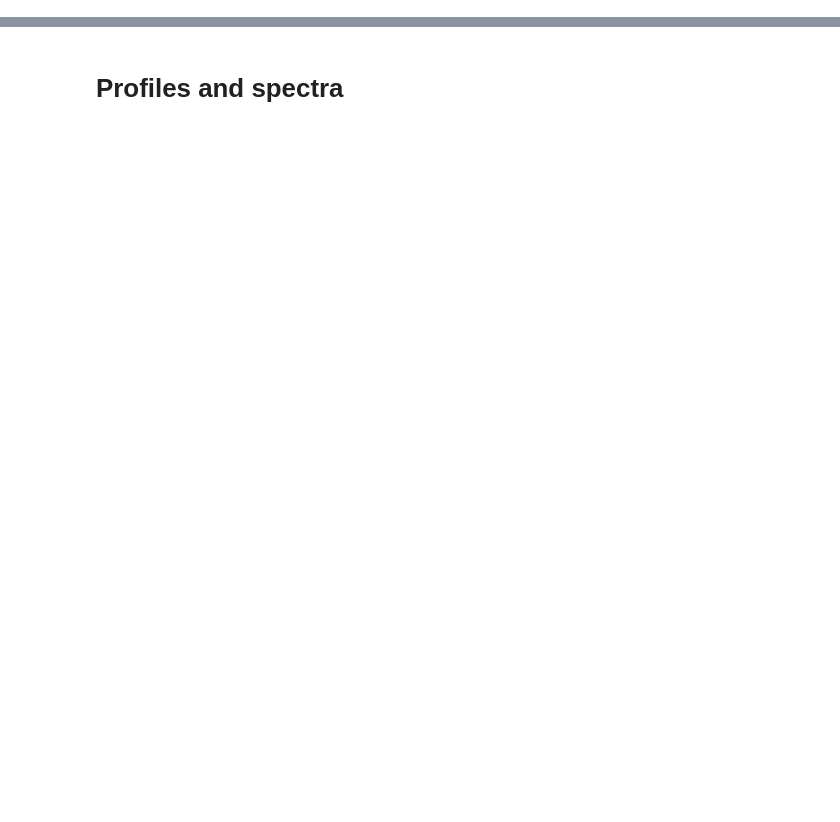
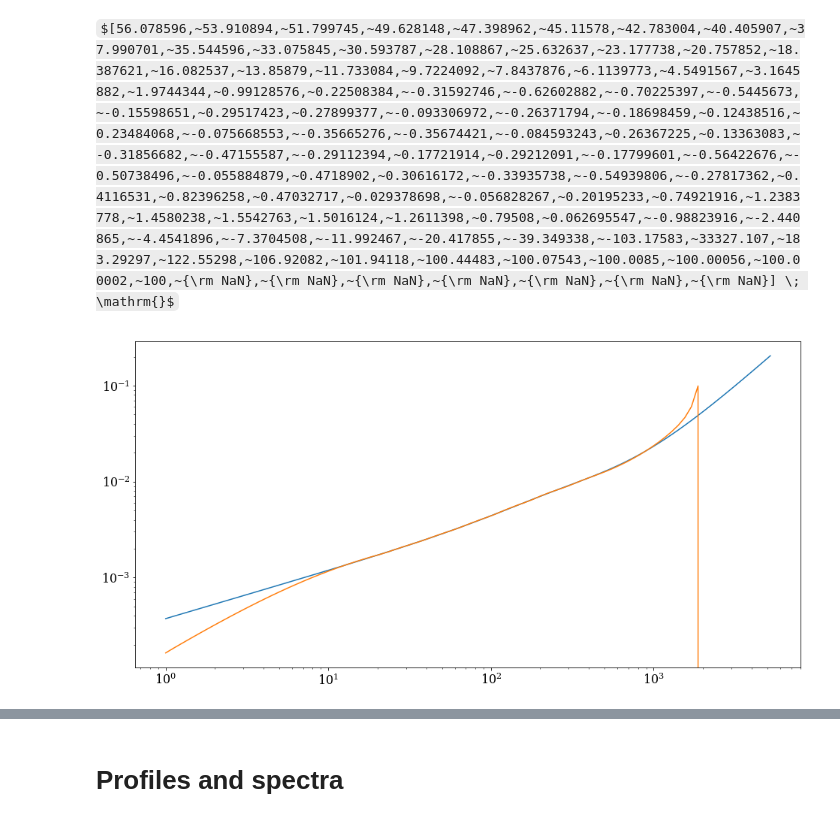
Before and after one commit to renlliang3/ClusterModel, a Jupyter notebook: notebook/demo_plot.ipynb, the cells around one changed output, grey strips where cells are left out. Cells and saved outputs as stored; diff of their text form; code cells hidden in the pictures; some formulas as TeX source; blank space fills up the shorter version.

```diff
--- a/notebook/demo_plot.ipynb
+++ b/notebook/demo_plot.ipynb
@@ -57,11 +57,15 @@ cluster.X_crp_E = {'X':1e-2, 'R_norm':cluster.R500}
 
 cluster.map_fov = 6*u.deg
 cluster.Npt_per_decade_integ = 50
-# %%
-user_r = np.logspace(1, 3, 30)*u.kpc
-user_n = 3*u.cm**-3 * (1 + (user_r.to_value('kpc')/290)**2)**(-3.0*0.6/2.0)
-cluster.density_gas_model = {'name':'User', 'radius':user_r, 'profile':user_n}
-
-user_e = np.logspace(-2, 6, 30)*u.GeV
-user_s = 3*u.GeV**-1*u.cm**-3 * (user_e.to_value('GeV'))**(-2.0)
-cluster.spectrum_crp_model = {'name':'User', 'energy':user_e, 'spectrum':user_s}
+# %%
+cluster.density_gas_model = {'name':'beta', 'beta':0.6, 'r_c':290*u.kpc, 'n_0':1e-3*u.cm**-3}
+
+cluster2 = copy.deepcopy(cluster)
+user_r = np.logspace(1, 3, 10)*u.kpc
+user_n = 1e-3*u.cm**-3 * (1 + (user_r.to_value('kpc')/290)**2)**(-3.0*0.6/2.0)
+cluster2.density_gas_model = {'name':'User', 'radius':user_r, 'profile':user_n}
+r,p = cluster.get_pressure_gas_profile(user_r)
+cluster2.pressure_gas_model = {'name':'User', 'radius':user_r, 'profile':p}
+
+cluster.set_magfield_isodens_scal_param(1*u.uG, 0.5)
+cluster2.set_magfield_isodens_scal_param(1*u.uG, 0.5, r0=1*u.kpc)
@@ -67,0 +74,9 @@ cluster.spectrum_crp_model = {'name':'User', 'energy':user_e, 'spectrum':user_s}
+# %%
+r1,m1 = cluster.get_fgas_profile()
+r2,m2 = cluster2.get_fgas_profile()
+
+plt.figure(figsize=(15,8))
+plt.loglog(r1, m1)
+plt.loglog(r2, m2)
+(m1-m2)/m1*100
+# %% [output]
@@ -67,0 +100,2 @@ cluster.spectrum_crp_model = {'name':'User', 'energy':user_e, 'spectrum':user_s}
+$[56.078596,~53.910894,~51.799745,~49.628148,~47.398962,~45.11578,~42.783004,~40.405907,~37.990701,~35.544596,~33.075845,~30.593787,~28.108867,~25.632637,~23.177738,~20.757852,~18.387621,~16.082537,~13.85879,~11.733084,~9.7224092,~7.8437876,~6.1139773,~4.5491567,~3.1645882,~1.9744344,~0.99128576,~0.22508384,~-0.31592746,~-0.62602882,~-0.70225397,~-0.5445673,~-0.15598651,~0.29517423,~0.27899377,~-0.093306972,~-0.26371794,~-0.18698459,~0.12438516,~0.23484068,~-0.075668553,~-0.35665276,~-0.35674421,~-0.084593243,~0.26367225,~0.13363083,~-0.31856682,~-0.47155587,~-0.29112394,~0.17721914,~0.29212091,~-0.17799601,~-0.56422676,~-0.50738496,~-0.055884879,~0.4718902,~0.30616172,~-0.33935738,~-0.54939806,~-0.27817362,~0.4116531,~0.82396258,~0.47032717,~0.029378698,~-0.056828267,~0.20195233,~0.74921916,~1.2383778,~1.4580238,~1.5542763,~1.5016124,~1.2611398,~0.79508,~0.062695547,~-0.98823916,~-2.440865,~-4.4541896,~-7.3704508,~-11.992467,~-20.417855,~-39.349338,~-103.17583,~33327.107,~183.29297,~122.55298,~106.92082,~101.94118,~100.44483,~100.07543,~100.0085,~100.00056,~100.00002,~100,~{\rm NaN},~{\rm NaN},~{\rm NaN},~{\rm NaN},~{\rm NaN},~{\rm NaN},~{\rm NaN}] \; \mathrm{}$
+[figure, added]
```
Also changed, not shown: parts of 21 cells of this notebook.
